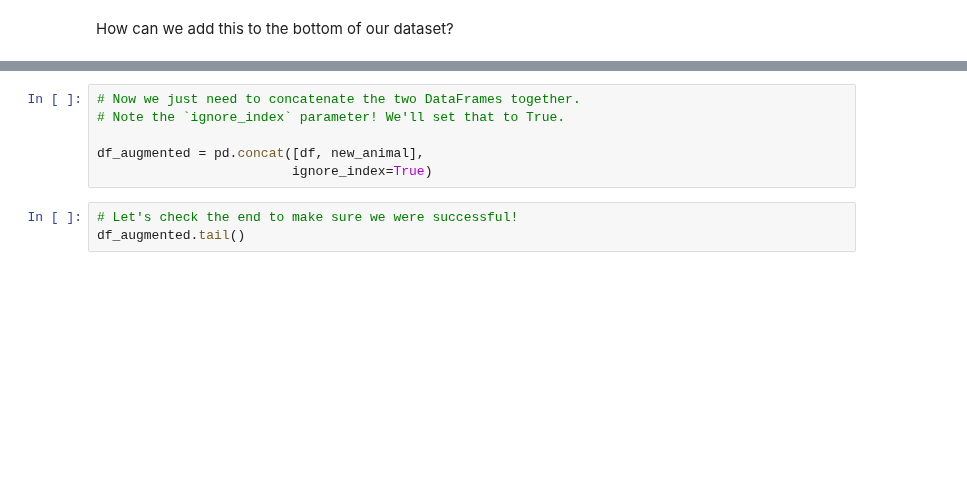
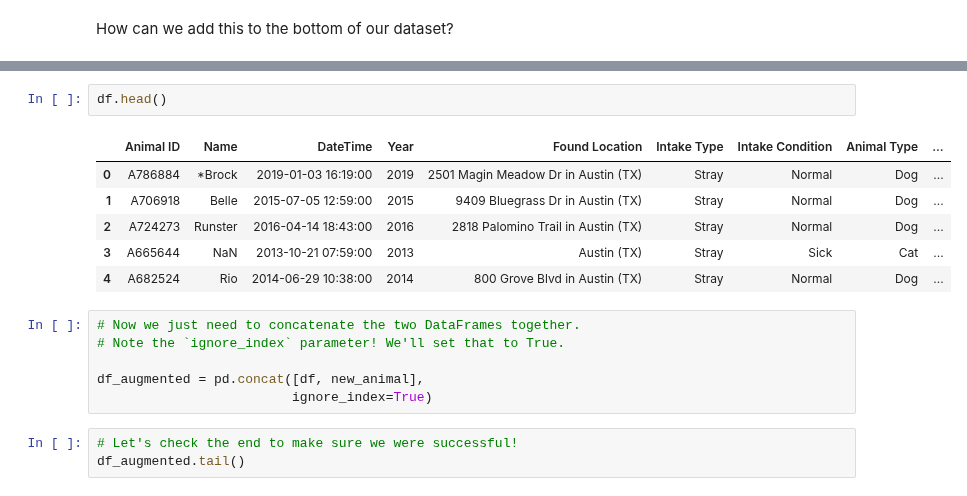
Before and after one commit to flatiron-school/NATL-DS-051523, a Jupyter notebook: Phase1/solutions/pandas_dataframes_051723-SOLUTION.ipynb, the cells around one changed output, grey strips where cells are left out. Drawn from its saved outputs; the diff is of its cells as text; blank space fills up the shorter version.

```diff
--- a/Phase1/solutions/pandas_dataframes_051723-SOLUTION.ipynb
+++ b/Phase1/solutions/pandas_dataframes_051723-SOLUTION.ipynb
@@ -389,3 +386,12 @@ new_animal
+# %%
+df.head()
+# %% [output]
+|  | Animal ID | Name | DateTime | Year | Found Location | Intake Type | Intake Condition | Animal Type | ... |
+| 0 | A786884 | *Brock | 2019-01-03 16:19:00 | 2019 | 2501 Magin Meadow Dr in Austin (TX) | Stray | Normal | Dog | ... |
+| 1 | A706918 | Belle | 2015-07-05 12:59:00 | 2015 | 9409 Bluegrass Dr in Austin (TX) | Stray | Normal | Dog | ... |
+| 2 | A724273 | Runster | 2016-04-14 18:43:00 | 2016 | 2818 Palomino Trail in Austin (TX) | Stray | Normal | Dog | ... |
+| 3 | A665644 | NaN | 2013-10-21 07:59:00 | 2013 | Austin (TX) | Stray | Sick | Cat | ... |
+| 4 | A682524 | Rio | 2014-06-29 10:38:00 | 2014 | 800 Grove Blvd in Austin (TX) | Stray | Normal | Dog | ... |
 # %%
 # Now we just need to concatenate the two DataFrames together.
 # Note the `ignore_index` parameter! We'll set that to True.
```
Also changed, not shown: parts of 36 cells of this notebook, 2 other files.
